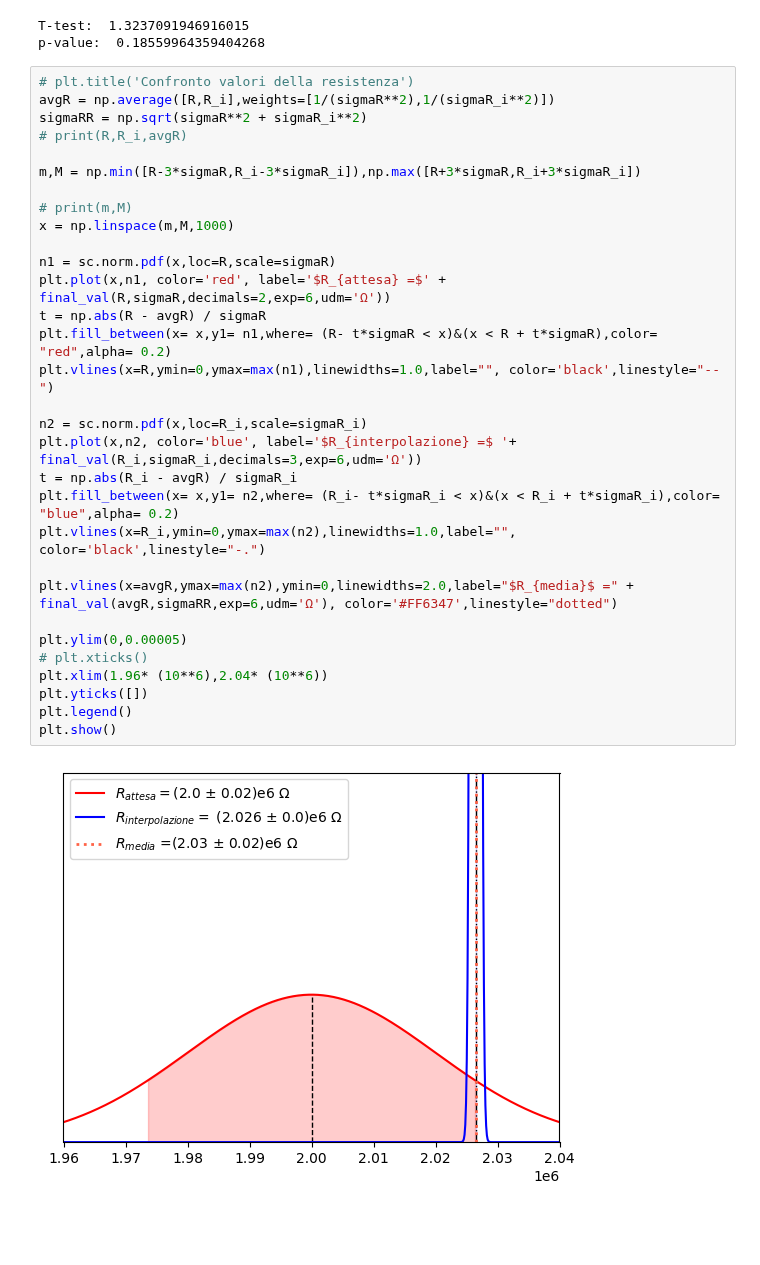
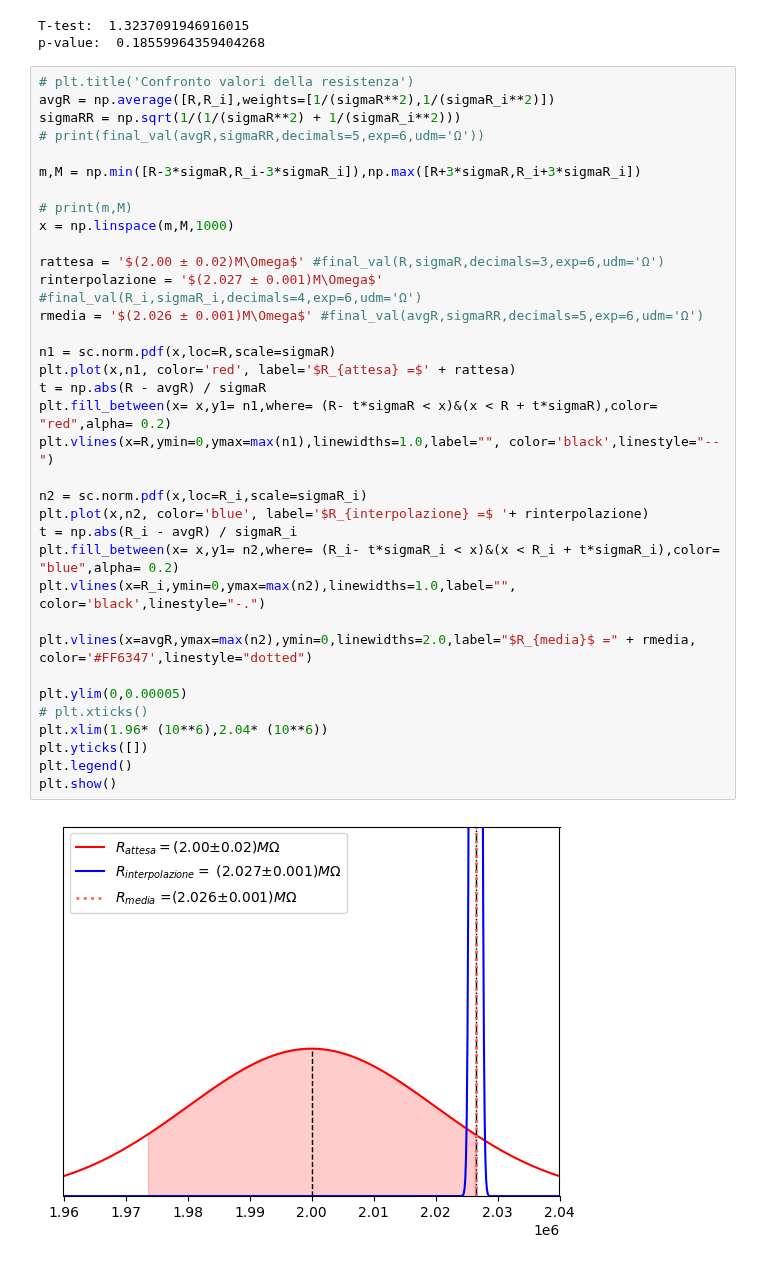
Before and after one commit to CarminatiGiovanni/LaboratorioFisica2, a Jupyter notebook: 20240307circuiti1/VRI.ipynb, the cells around one changed output. Drawn from its saved outputs; the diff is of its cells as text; blank space fills up the shorter version.

Commit message:
exported image

```diff
--- a/20240307circuiti1/VRI.ipynb
+++ b/20240307circuiti1/VRI.ipynb
@@ -68,33 +68,37 @@ p-value:  0.18559964359404268
 # %%
 # plt.title('Confronto valori della resistenza')
 avgR = np.average([R,R_i],weights=[1/(sigmaR**2),1/(sigmaR_i**2)])
-sigmaRR = np.sqrt(sigmaR**2 + sigmaR_i**2)
-# print(R,R_i,avgR)
+sigmaRR = np.sqrt(1/(1/(sigmaR**2) + 1/(sigmaR_i**2)))
+# print(final_val(avgR,sigmaRR,decimals=5,exp=6,udm='Ω'))
 
 m,M = np.min([R-3*sigmaR,R_i-3*sigmaR_i]),np.max([R+3*sigmaR,R_i+3*sigmaR_i])
 
 # print(m,M)
 x = np.linspace(m,M,1000)
 
+rattesa = '$(2.00 ± 0.02)M\Omega$' #final_val(R,sigmaR,decimals=3,exp=6,udm='Ω')
+rinterpolazione = '$(2.027 ± 0.001)M\Omega$' #final_val(R_i,sigmaR_i,decimals=4,exp=6,udm='Ω')
+rmedia = '$(2.026 ± 0.001)M\Omega$' #final_val(avgR,sigmaRR,decimals=5,exp=6,udm='Ω')
+
 n1 = sc.norm.pdf(x,loc=R,scale=sigmaR)
-plt.plot(x,n1, color='red', label='$R_{attesa} =$' + final_val(R,sigmaR,decimals=2,exp=6,udm='Ω'))
+plt.plot(x,n1, color='red', label='$R_{attesa} =$' + rattesa)
 t = np.abs(R - avgR) / sigmaR
 plt.fill_between(x= x,y1= n1,where= (R- t*sigmaR < x)&(x < R + t*sigmaR),color= "red",alpha= 0.2)
 plt.vlines(x=R,ymin=0,ymax=max(n1),linewidths=1.0,label="", color='black',linestyle="--")
 
 n2 = sc.norm.pdf(x,loc=R_i,scale=sigmaR_i)
-plt.plot(x,n2, color='blue', label='$R_{interpolazione} =$ '+ final_val(R_i,sigmaR_i,decimals=3,exp=6,udm='Ω'))
+plt.plot(x,n2, color='blue', label='$R_{interpolazione} =$ '+ rinterpolazione)
 t = np.abs(R_i - avgR) / sigmaR_i
 plt.fill_between(x= x,y1= n2,where= (R_i- t*sigmaR_i < x)&(x < R_i + t*sigmaR_i),color= "blue",alpha= 0.2)
 plt.vlines(x=R_i,ymin=0,ymax=max(n2),linewidths=1.0,label="", color='black',linestyle="-.")
 
-plt.vlines(x=avgR,ymax=max(n2),ymin=0,linewidths=2.0,label="$R_{media}$ =" + final_val(avgR,sigmaRR,exp=6,udm='Ω'), color='#FF6347',linestyle="dotted")
+plt.vlines(x=avgR,ymax=max(n2),ymin=0,linewidths=2.0,label="$R_{media}$ =" + rmedia, color='#FF6347',linestyle="dotted")
 
 plt.ylim(0,0.00005)
 # plt.xticks()
 plt.xlim(1.96* (10**6),2.04* (10**6))
 plt.yticks([])
 plt.legend()
 plt.show()
 # %% [output]
-[figure, old version]
+[figure, new version]
```
Also changed, not shown: 2 other files.
